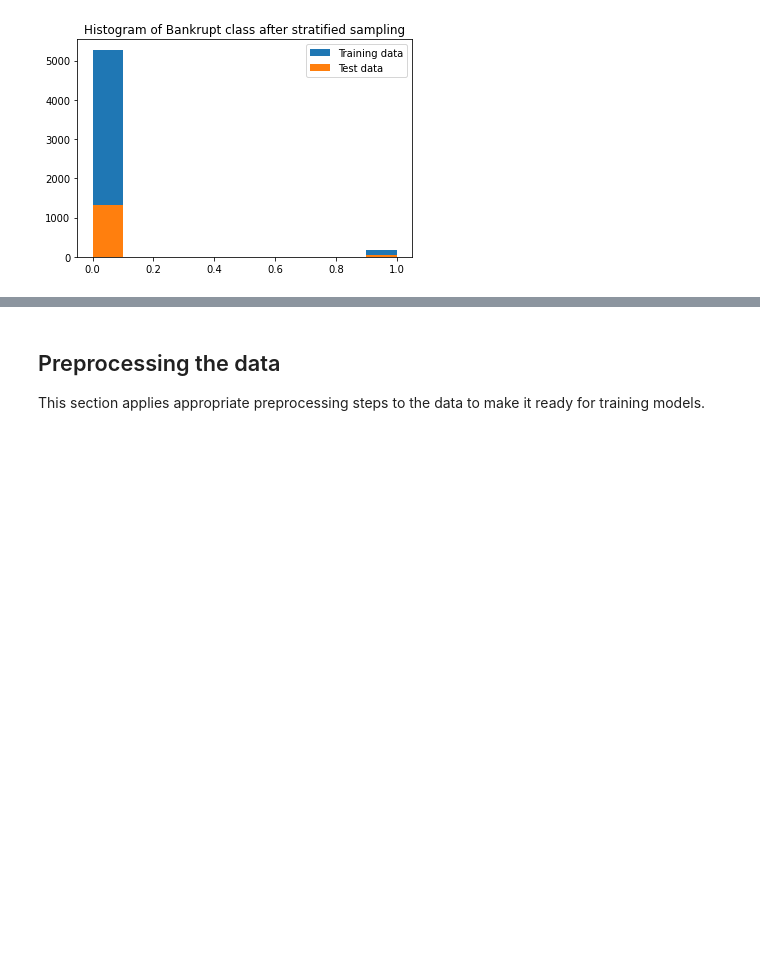
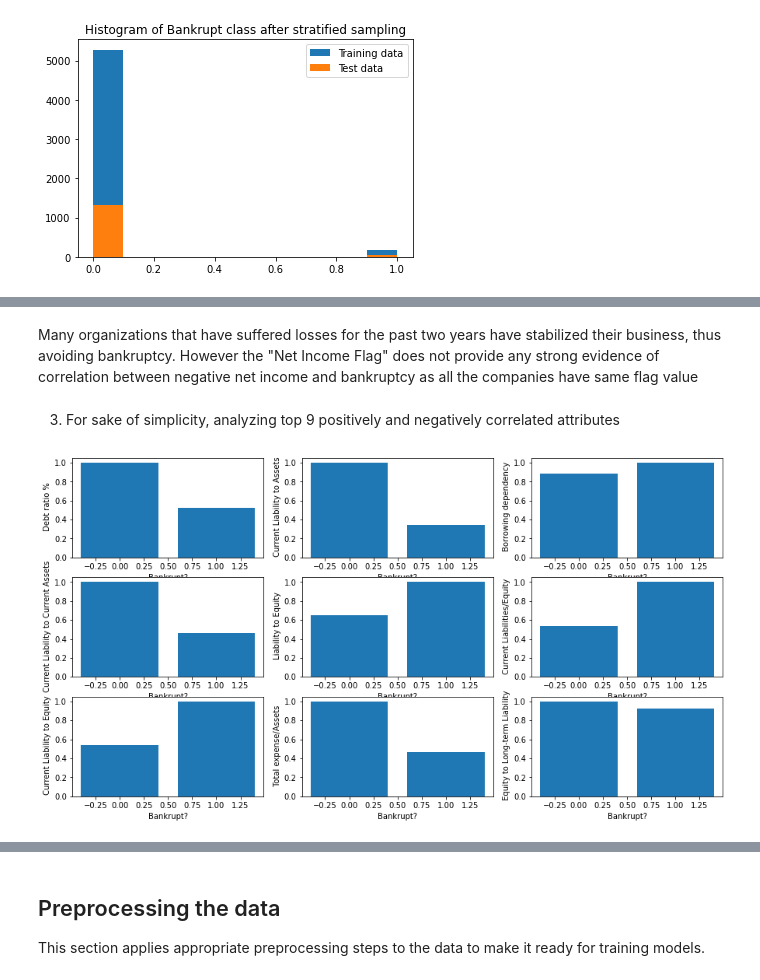
Before and after one commit to rtiwari6-stats/ML-Bankruptcy-Classifier, a Jupyter notebook: CFRM521_FinalProject.ipynb, the cells around one changed output, grey strips where cells are left out. Cells and saved outputs as stored; diff of their text form; code cells hidden in the pictures; blank space fills up the shorter version.

```diff
--- a/CFRM521_FinalProject.ipynb
+++ b/CFRM521_FinalProject.ipynb
@@ -107,0 +147,25 @@ plt.show()
+# %% [markdown]
+Many organizations that have suffered losses for the past two years have stabilized their business, thus avoiding bankruptcy. However the "Net Income Flag" does not provide any strong evidence of correlation between negative net income and bankruptcy as all the companies have same flag value
+# %% [markdown]
+3. For sake of simplicity, analyzing top 9 positively and negatively correlated attributes
+# %%
+positive_corr = data[numeric_features].corrwith(data["Bankrupt?"]).sort_values(ascending=False)[:9].index.tolist()
+negative_corr = data[numeric_features].corrwith(data["Bankrupt?"]).sort_values()[:9].index.tolist()
+
+positive_corr = data[positive_corr + ["Bankrupt?"]].copy()
+negative_corr = data[negative_corr + ["Bankrupt?"]].copy()
+# %%
+def barplot_graph(xval,yval):
+    fix, axes = plt.subplots(ncols=3, figsize=(15,8), sharey=True)
+    for i in range(1,10):
+        plt.subplot(3,3,i)
+        plt.bar(xval,yval[i-1],data = data)
+        plt.xlabel(xval)
+        plt.ylabel(yval[i-1])
+
+xval = positive_corr.columns.tolist()[-1]
+yval = positive_corr.columns.tolist()[:-1]
+barplot_graph(xval,yval)
+plt.show()
+# %% [output]
+[figure, added]
```
Also changed, not shown: parts of 66 cells of this notebook.
